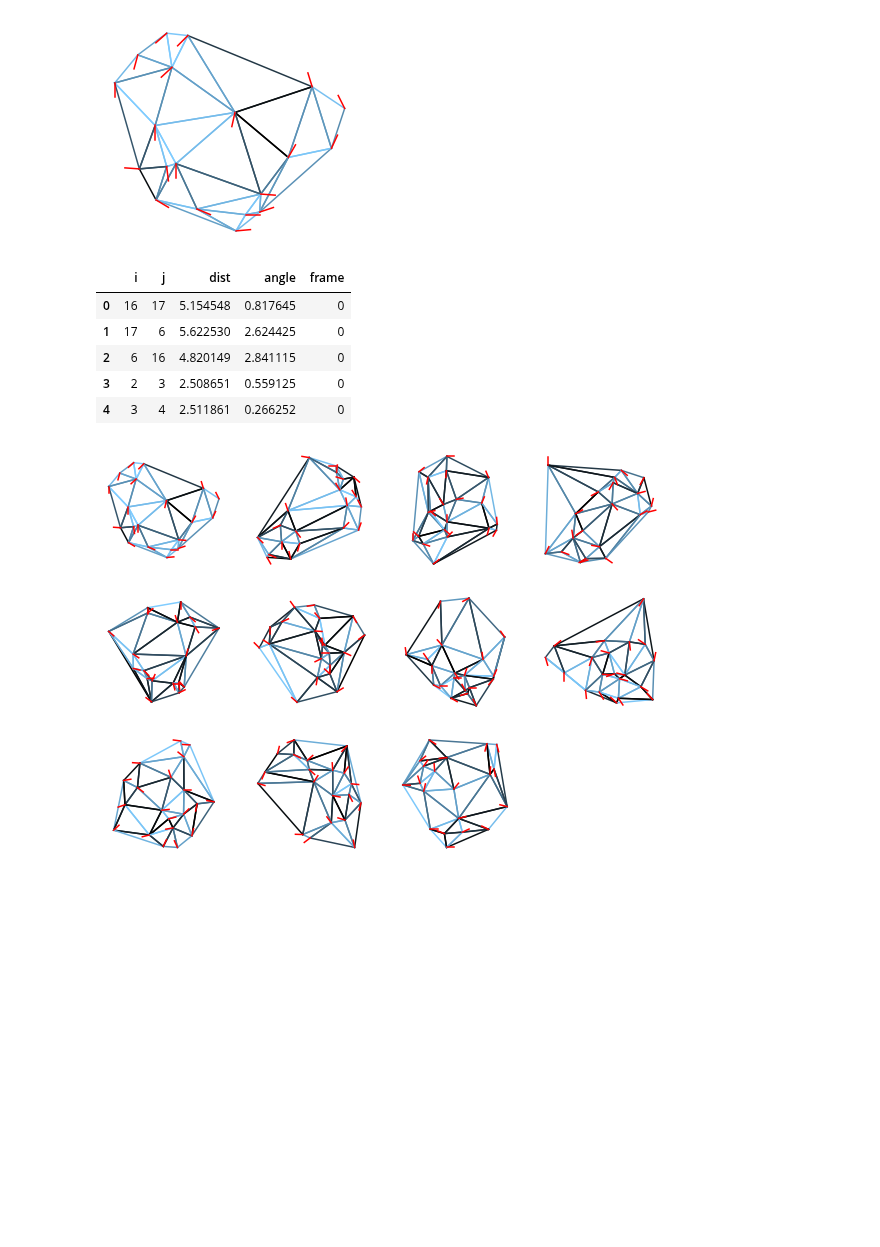
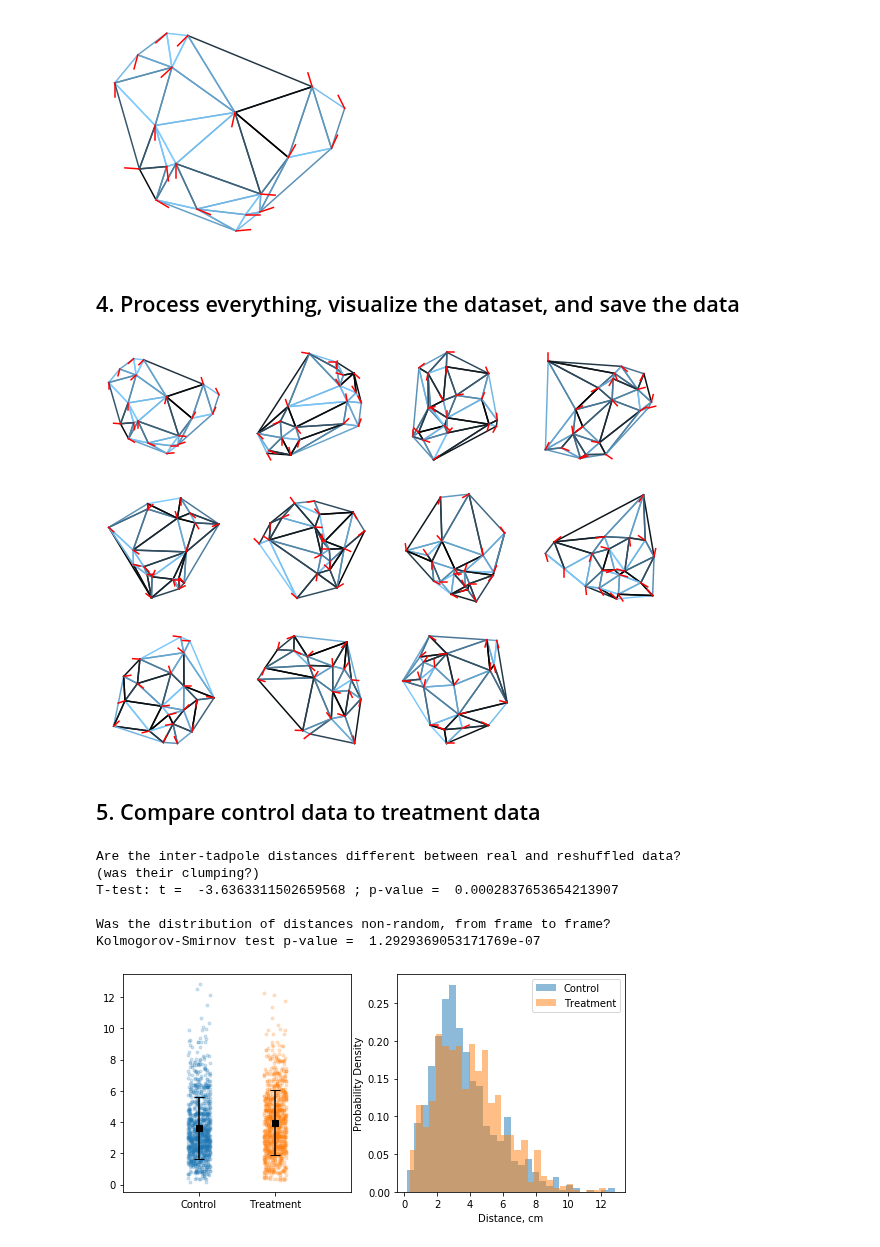
Before and after one commit to khakhalin/Xenopus-Behavior, a Jupyter notebook: 01_Schooling/schooling_analysis.ipynb, the cells around one changed output. Drawn from its saved outputs; the diff is of its cells as text; code cells hidden in the pictures; blank space fills up the shorter version.

```diff
--- a/01_Schooling/schooling_analysis.ipynb
+++ b/01_Schooling/schooling_analysis.ipynb
@@ -145,10 +173,13 @@ ax = fig.add_subplot(111)
 niceTadFigure(ax,tads,pairs)
 # %% [output]
 [figure]
+# %% [markdown]
+## 4. Process everything, visualize the dataset, and save the data
 # %%
-# Now analyze everything, and populate a data frame
-def processEverything(d):
-    fig = plt.figure(figsize=(10,10))
+def processEverything(d, show_image=True):
+    """Process one full dataset."""
+    if show_image:
+        fig = plt.figure(figsize=(10,10));
 
     fullDf = pd.DataFrame()
     for iframe in range(getNFrames(d)):
@@ -160,17 +191,13 @@ def processEverything(d):
         pairs['frame'] = [iframe]*len(pairs)
         fullDf = fullDf.append(pd.DataFrame(pairs))
 
-        ax = fig.add_subplot(4,4,iframe+1)
-        niceTadFigure(ax,tads,pairs)
+        if show_image:
+            ax = fig.add_subplot(4,4,iframe+1)
+            niceTadFigure(ax,tads,pairs)
     return fullDf
 
 out = processEverything(data)
-out.head(5)
+
+out.to_csv('data/processed_data_output.csv', index=False) # index=False suppresses row numbers
 # %% [output]
-|  | i | j | dist | angle | frame |
-| 0 | 16 | 17 | 5.154548 | 0.817645 | 0 |
-| 1 | 17 | 6 | 5.622530 | 2.624425 | 0 |
-| 2 | 6 | 16 | 4.820149 | 2.841115 | 0 |
-| 3 | 2 | 3 | 2.508651 | 0.559125 | 0 |
-| 4 | 3 | 4 | 2.511861 | 0.266252 | 0 |
 [figure]
@@ -179,0 +204,2 @@ out.head(5)
+# %% [markdown]
+## 5. Compare control data to treatment data
@@ -179,0 +215,45 @@ out.head(5)
+# %%
+def two_groups_plot(y1, y2, labels):
+    """A basic two-groups plot"""
+    plt.plot(1+(np.random.uniform(size=y1.shape[0])-0.5)*0.3, y1, '.', alpha=0.2, zorder=-1)
+    plt.plot(2+(np.random.uniform(size=y2.shape[0])-0.5)*0.3, y2, '.', alpha=0.2, zorder=-1)
+    # Zorder is set to negative to hack around a bug in matplotlib that places errorbars below plots
+    plt.errorbar(1, np.mean(y1), np.std(y1), color='k', marker='s', capsize=5)
+    plt.errorbar(2, np.mean(y2), np.std(y2), color='k', marker='s', capsize=5)
+    plt.xlim(0,3)
+    plt.xticks(ticks=[1,2], labels=labels)
+
+def compare_distances(out1,out2,labels):
+    """Visualizes distances, reports a stat test"""
+    d = out1['dist'].values
+    d2 = out2['dist'].values
+
+    plt.figure(figsize=(9,4))
+    ax = plt.subplot(121)
+    two_groups_plot(d, d2, labels)
+
+    ax = plt.subplot(122)
+    plt.hist(d , bins=30, density=True, alpha=0.5);
+    plt.hist(d2, bins=30, density=True, alpha=0.5);
+    plt.xlabel('Distance, cm')
+    plt.ylabel('Probability Density')
+    plt.legend(labels, loc='upper right')
+
+    print('Are the inter-tadpole distances different between real and reshuffled data?')
+    print('(was their clumping?)')
+    test_results = stats.ttest_ind(d,d2)
+    print('T-test: t = ', test_results.statistic, '; p-value = ',test_results.pvalue)
+
+    print('\nWas the distribution of distances non-random, from frame to frame?')
+    test_results = scipy.stats.ks_2samp(d,d2)
+    print('Kolmogorov-Smirnov test p-value = ',test_results.pvalue)
+
+compare_distances(out, out_treatment, ['Control','Treatment'])
+# %% [output]
+Are the inter-tadpole distances different between real and reshuffled data?
+(was their clumping?)
+T-test: t =  -3.6363311502659568 ; p-value =  0.0002837653654213907
+
+Was the distribution of distances non-random, from frame to frame?
+Kolmogorov-Smirnov test p-value =  1.2929369053171769e-07
+[figure, added]
```
Also changed, not shown: parts of 17 cells of this notebook, 1 other file.
